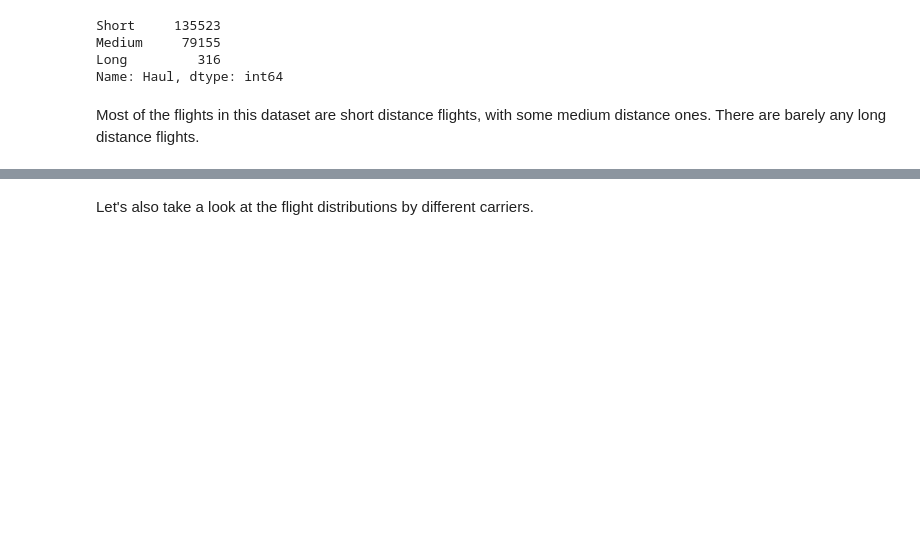
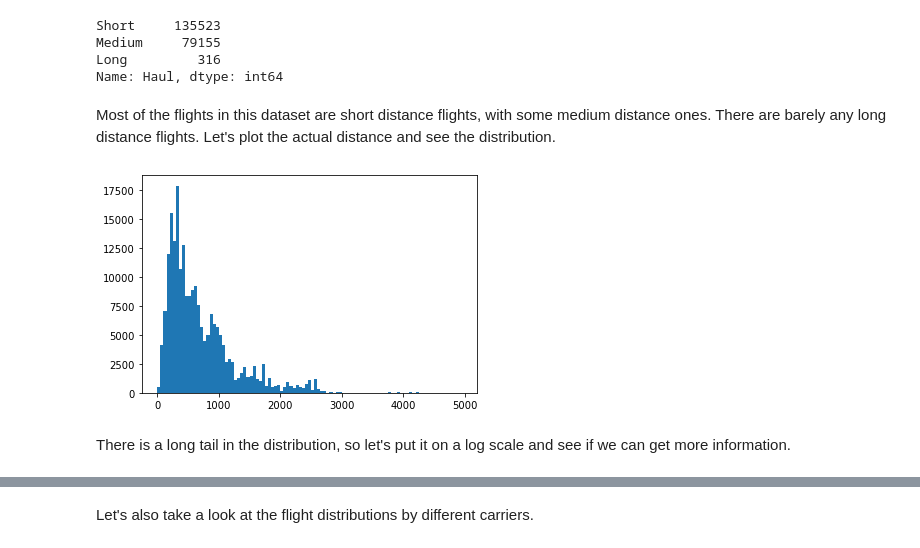
Before and after one commit to leqilu67/flights_study, a Jupyter notebook: flights_data_exploration.ipynb, the cells around one changed output, grey strips where cells are left out. Cells and saved outputs as stored; diff of their text form; code cells hidden in the pictures; blank space fills up the shorter version.

```diff
--- a/flights_data_exploration.ipynb
+++ b/flights_data_exploration.ipynb
@@ -527,4 +525,11 @@ Medium     79155
 Long         316
 Name: Haul, dtype: int64
 # %% [markdown]
-Most of the flights in this dataset are short distance flights, with some medium distance ones. There are barely any long distance flights.
+Most of the flights in this dataset are short distance flights, with some medium distance ones. There are barely any long distance flights. Let's plot the actual distance and see the distribution.
+# %%
+bins = np.arange(1, 5000, 50)
+plt.hist(data=flights_sample, x='Distance', color=base_color, bins=bins);
+# %% [output]
+[figure, added]
+# %% [markdown]
+There is a long tail in the distribution, so let's put it on a log scale and see if we can get more information.
```
Also changed, not shown: parts of 13 cells of this notebook.
